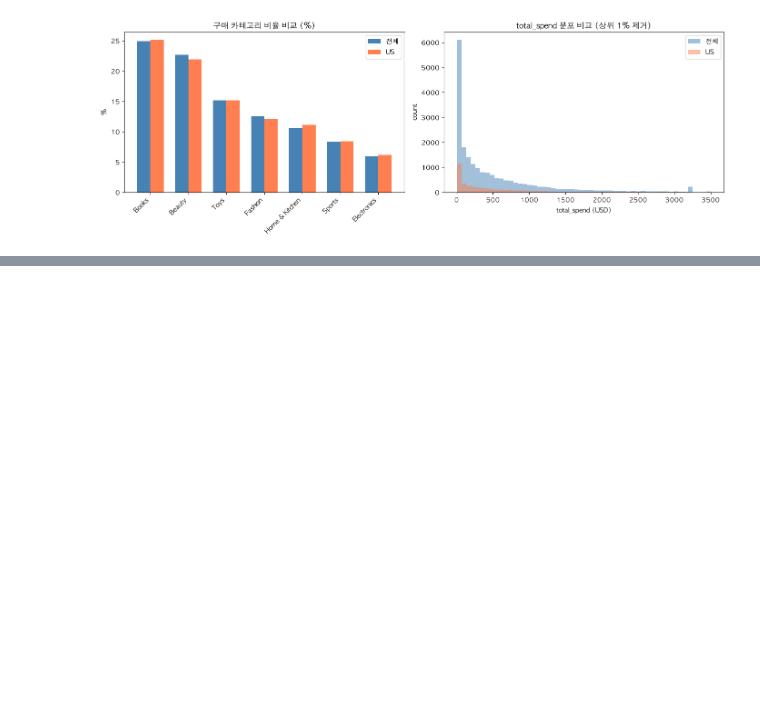
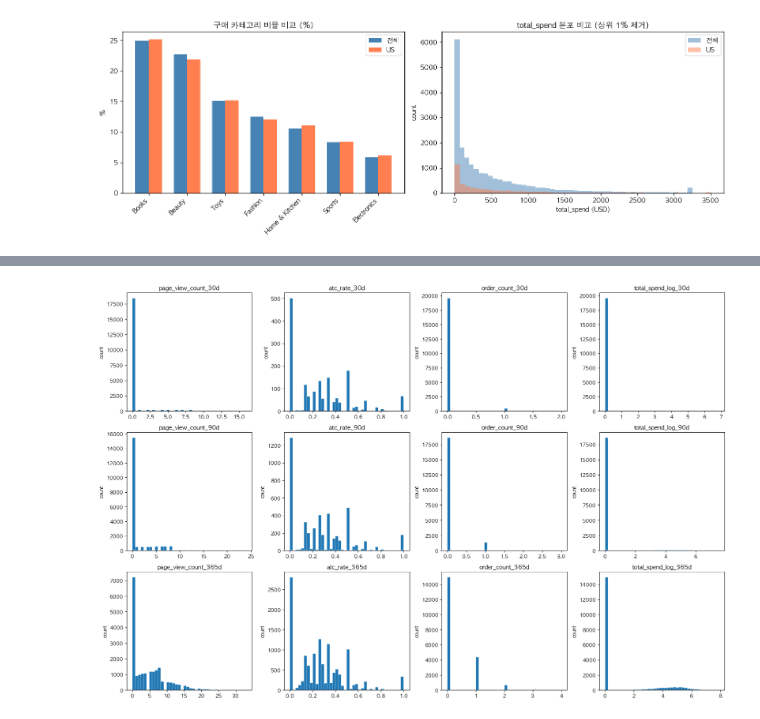
Before and after one commit to why-they-leave/retail-clickstream-analysis, a Jupyter notebook: notebooks/EDA_customer_features.ipynb, the cells around one changed output, grey strips where cells are left out. Saved outputs shown, nothing was run; the diff lists cells and outputs as text; code cells hidden in the pictures; blank space fills up the shorter version.

```diff
--- a/notebooks/EDA_customer_features.ipynb
+++ b/notebooks/EDA_customer_features.ipynb
@@ -210,0 +457,10 @@ plt.show()
+# %%
+# top 카테고리 집중도 확인
+session_events = pd.read_csv(f"{INTERIM_DIR}/sessions_events_products.csv")
+order_details = pd.read_csv(f"{INTERIM_DIR}/orders_items_products.csv")
+
+print(session_events.shape)
+print(order_details.shape)
+
+display(session_events.head())
+display(order_details.head())
@@ -210,0 +861,18 @@ plt.show()
+# %%
+fig, axes = plt.subplots(3, 4, figsize=(18, 12))
+plot_cols = [
+    "page_view_count_30d", "atc_rate_30d", "order_count_30d", "total_spend_log_30d",
+    "page_view_count_90d", "atc_rate_90d", "order_count_90d", "total_spend_log_90d",
+    "page_view_count_365d", "atc_rate_365d", "order_count_365d", "total_spend_log_365d",
+]
+
+for ax, col in zip(axes.flatten(), plot_cols):
+    ax.hist(window_features_all[col].dropna(), bins=40, edgecolor="white", linewidth=0.3)
+    ax.set_title(col)
+    ax.set_xlabel("")
+    ax.set_ylabel("count")
+
+plt.tight_layout()
+plt.show()
+# %% [output]
+[figure, added]
```
Also changed, not shown: parts of 25 cells of this notebook.
